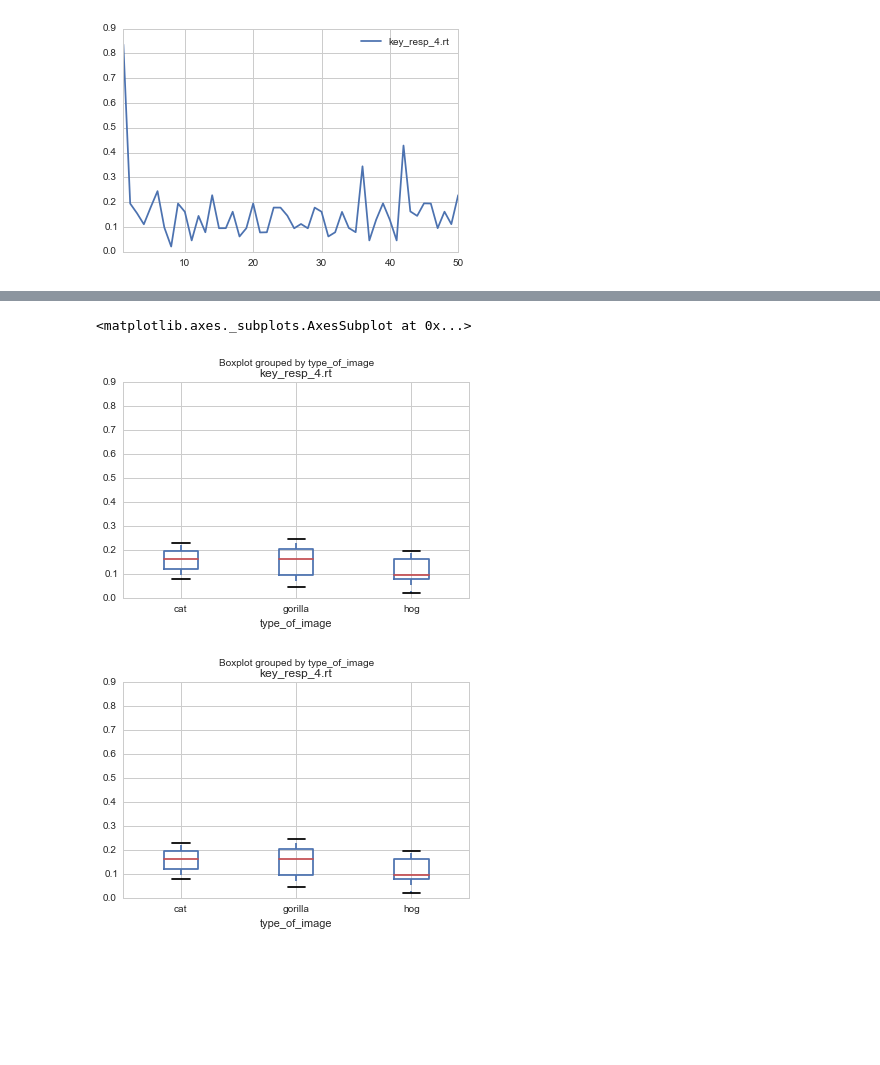
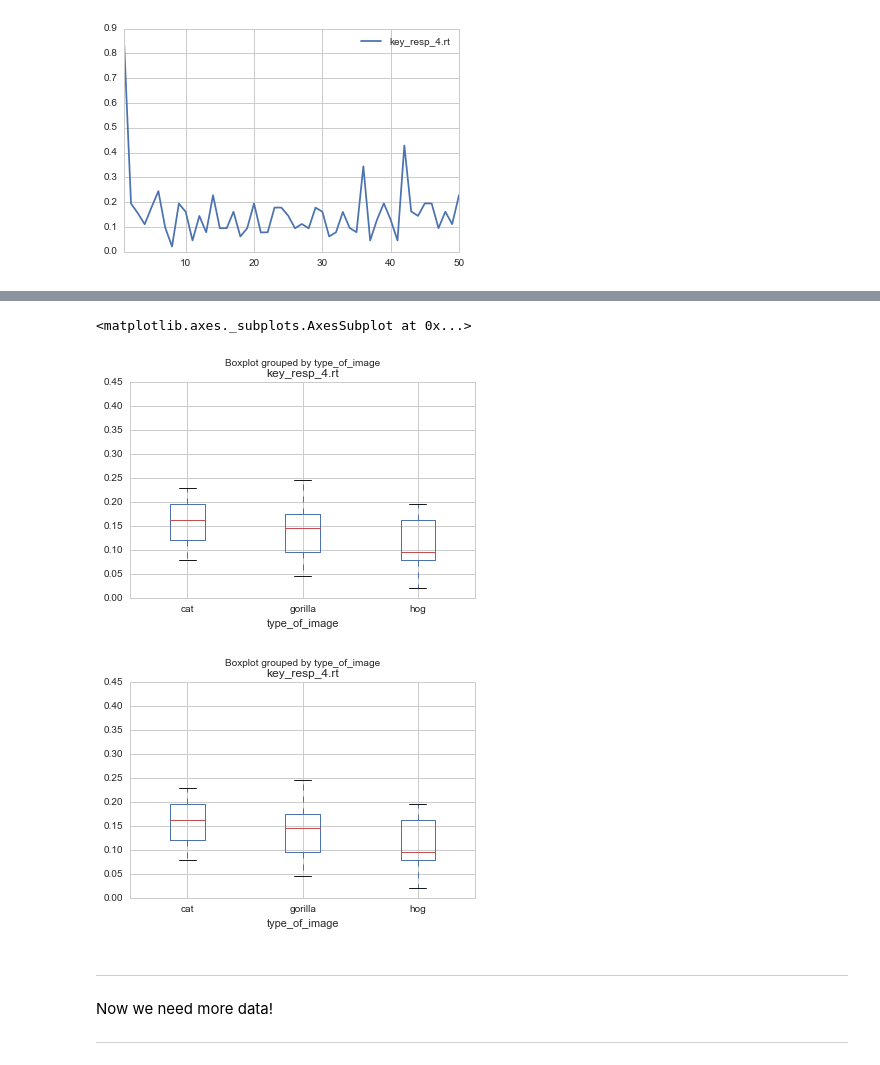
Before and after one commit to tcford/psychopy_lesson, a Jupyter notebook: psychopy_stats.ipynb, the cells around one changed output, grey strips where cells are left out. Saved outputs shown, nothing was run; the diff lists cells and outputs as text; code cells hidden in the pictures; blank space fills up the shorter version.

```diff
--- a/psychopy_stats.ipynb
+++ b/psychopy_stats.ipynb
@@ -132,0 +139,2 @@ df['key_resp_4.rt'].plot(legend=True)
+# %%
+df_clean = df[df['key_resp_4.rt'] < 0.5]
@@ -178,13 +197,19 @@ hog        0.054742
 Name: key_resp_4.rt, dtype: float64
 # %%
 # we can also visualise the reaction time by the type of image as a boxplot
-df.boxplot('key_resp_4.rt',by = 'type_of_image')
+df_clean.boxplot('key_resp_4.rt',by = 'type_of_image')
 # %% [output]
 <matplotlib.axes._subplots.AxesSubplot at 0x...>
-[figure, old version]
+[figure, new version]
 # %%
 # save plot to the current working directory
-df.boxplot('key_resp_4.rt',by = 'type_of_image')
+df_clean.boxplot('key_resp_4.rt',by = 'type_of_image')
 plt.savefig('ID001_boxplot.png')
 # %% [output]
-[figure, old version]
+[figure, new version]
+# %% [markdown]
+---------
+
+Now we need more data!
+
+---------
```
Also changed, not shown: parts of 13 cells of this notebook, 2 other files.
